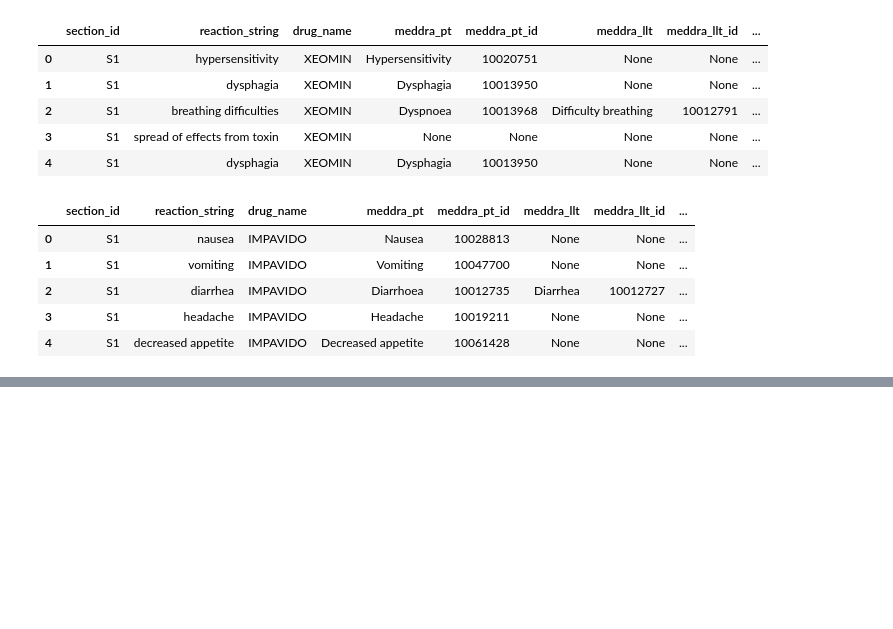
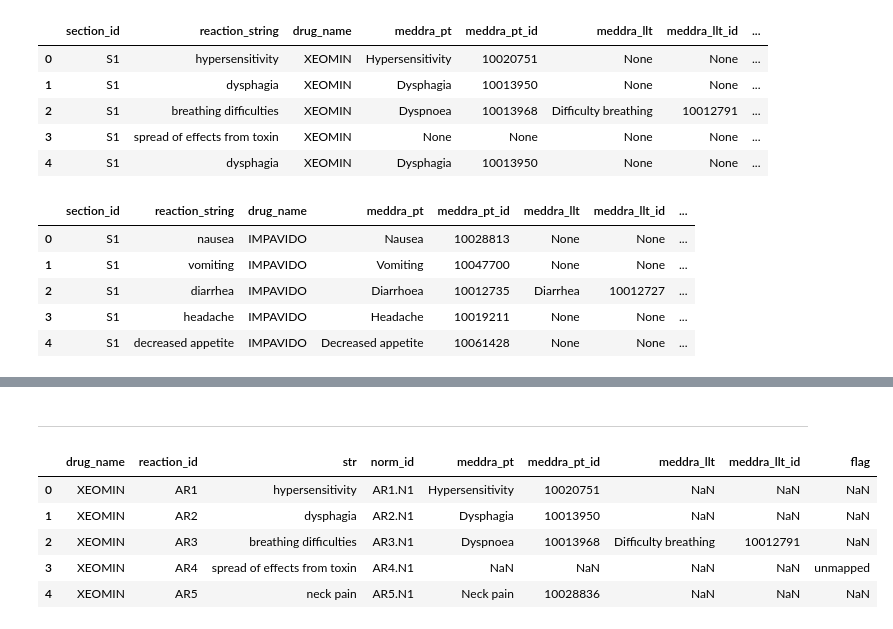
Before and after one commit to tatonetti-lab/onsides-task1, a Jupyter notebook: 1.extract_data.ipynb, the cells around one changed output, grey strips where cells are left out. Cells and saved outputs as stored; diff of their text form; code cells hidden in the pictures; blank space fills up the shorter version.

```diff
--- a/1.extract_data.ipynb
+++ b/1.extract_data.ipynb
@@ -147,0 +225,18 @@ drug_label_text_all.head()
+# %%
+test_labels = glob(folder+'gold_xml/*')
+relations_all = pd.DataFrame()
+section_cat = []
+for label in tqdm(test_labels):
+    drug_name = label.split('/')[-1].split('.')[0]
+    with open(label, 'r') as f:
+        soup = BeautifulSoup(f, 'xml')
+    relations = []
+    for relation in soup.find_all('Relation'):
+        relations.append([drug_name, relation.attrs])
+    relations_df = pd.DataFrame(relations, columns=['drug_name', 'relation_tags'])
+    relations_df = pd.concat([relations_df, relations_df['relation_tags'].apply(pd.Series)], axis=1)
+    if relations_df.shape[0] != 0:
+        relations_all = pd.concat([relations_all, relations_df])
+relations_all = relations_all.drop('relation_tags', axis=1)
+relations_all.to_csv(folder+'test_drug_label_relations.csv', index=False)
+relations_all.head()
@@ -147,0 +250,29 @@ drug_label_text_all.head()
+# %% [markdown]
+---
+# %%
+train_labels = glob(folder+'train_xml/*')
+reactions_all = pd.DataFrame()
+section_cat = []
+for label in tqdm(train_labels):
+    drug_name = label.split('/')[-1].split('.')[0]
+    with open(label, 'r') as f:
+        soup = BeautifulSoup(f, 'xml')
+    reactions = []
+    for reaction in soup.find_all('Reaction'):
+        reactions.append([drug_name, reaction.attrs, [i.attrs for i in reaction.find_all('Normalization')]])
+    reactions_df = pd.DataFrame(reactions, columns=['drug_name', 'reaction_tags', 'normalization_tags'])
+    reactions_df = reactions_df.explode('normalization_tags')
+    reaction_df = reactions_df['reaction_tags'].apply(pd.Series).rename(columns={'id':'reaction_id'})
+    norm_df = reactions_df['normalization_tags'].apply(pd.Series).rename(columns={'id':'norm_id'})
+    reactions_df = pd.concat([reactions_df, reaction_df, norm_df], axis=1).drop(['reaction_tags', 'normalization_tags'], axis=1)
+    if reactions_df.shape[0] != 0:
+        reactions_all = pd.concat([reactions_all, reactions_df])
+reactions_all.to_csv(folder+'train_drug_label_reactions.csv', index=False)
+reactions_all.head()
+# %% [output]
+|  | drug_name | reaction_id | str | norm_id | meddra_pt | meddra_pt_id | meddra_llt | meddra_llt_id | flag |
+| 0 | XEOMIN | AR1 | hypersensitivity | AR1.N1 | Hypersensitivity | 10020751 | NaN | NaN | NaN |
+| 1 | XEOMIN | AR2 | dysphagia | AR2.N1 | Dysphagia | 10013950 | NaN | NaN | NaN |
+| 2 | XEOMIN | AR3 | breathing difficulties | AR3.N1 | Dyspnoea | 10013968 | Difficulty breathing | 10012791 | NaN |
+| 3 | XEOMIN | AR4 | spread of effects from toxin | AR4.N1 | NaN | NaN | NaN | NaN | unmapped |
+| 4 | XEOMIN | AR5 | neck pain | AR5.N1 | Neck pain | 10028836 | NaN | NaN | NaN |
```
Also changed, not shown: parts of 12 cells of this notebook, 2 other files.
